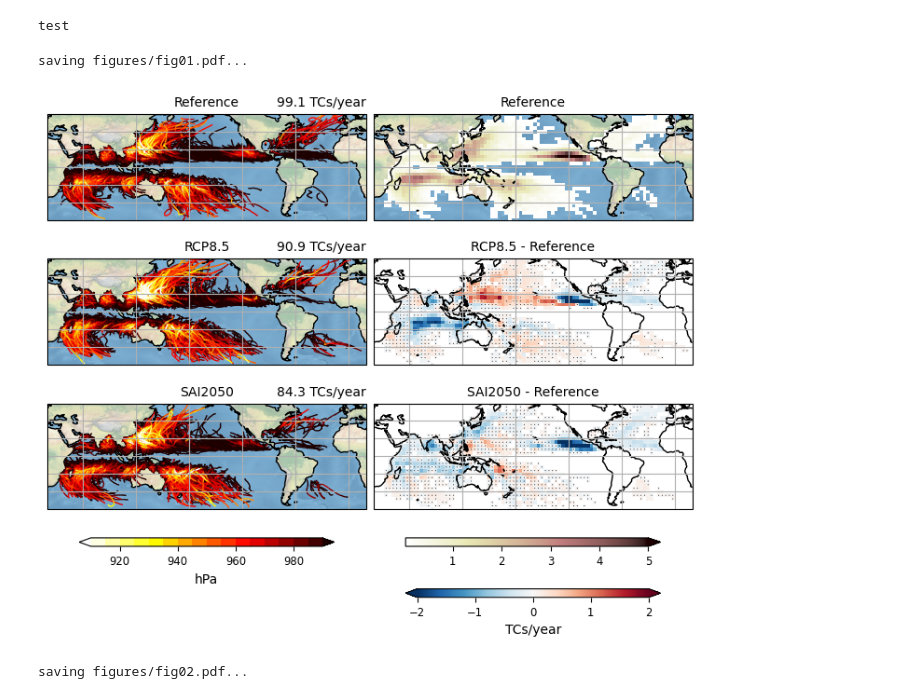
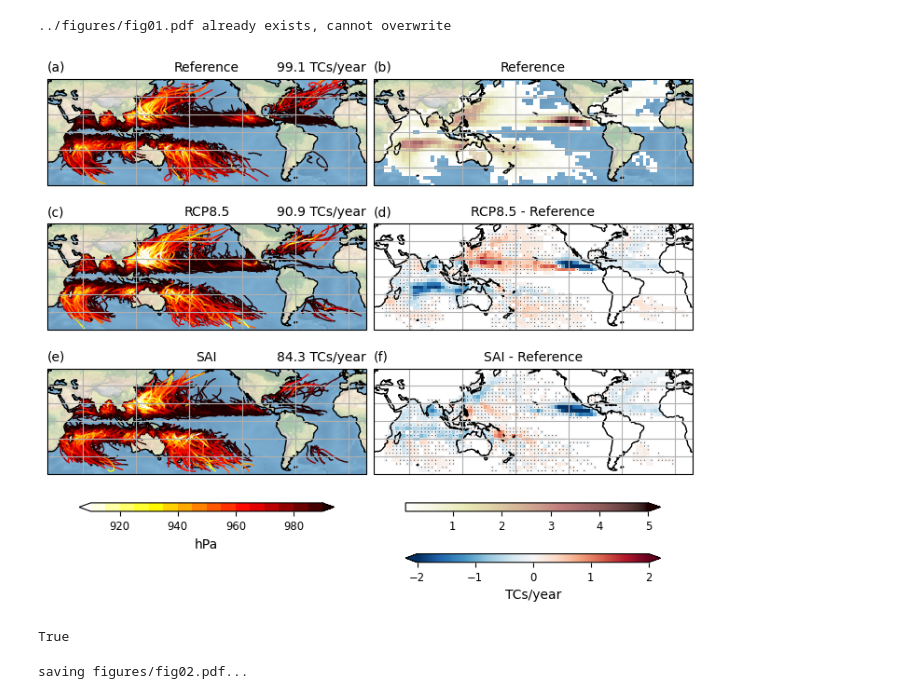
Before and after one commit to JdeJong96/TCs-under-SAI, a Jupyter notebook: analysis/notebooks/paper.ipynb, the cells around one changed output. Drawn from its saved outputs; the diff is of its cells as text; code cells hidden in the pictures.

```diff
--- a/analysis/notebooks/paper.ipynb
+++ b/analysis/notebooks/paper.ipynb
@@ -27,6 +30,8 @@ params = {
 plt.rcParams.update(params)
 # %%
 #plt.rcdefaults()
+datapath = "../../tracker/data"
+figpath = "../figures"
 # %%
 # read in and merge data
 open_kwargs = {
@@ -41,8 +46,9 @@ for exp, (name, year, tag) in open_kwargs.items():
     num_days = 0
     for n in range(1,6):
         fname = f'{name}.started_{year}.00{n}/TC_tracker_results.{tag}.started_{year}.00{n}.nc'
-        if os.path.exists(fname):
-            dsi = xr.open_dataset(fname, decode_cf=False)
+        file = os.path.join(datapath, fname)
+        if os.path.exists(file):
+            dsi = xr.open_dataset(file, decode_cf=False)
             # # test start
             # for tid in dsi.id.data:
             #     lons = dsi.TC_tracks.isel(data=1).sel(id=tid)
@@ -614,13 +621,17 @@ stderr = {exp: hists[exp].hcount.std('x', ddof=1)/np.sqrt(hists[exp].x.size) for
 
 vmin, vmax, Nv = 910, 990, 17
 segments = {exp: track_segments(ds[exp], np.linspace(vmin,vmax,Nv)) for exp in ds}
-# %%
-print('tes
-# %% [output]
-test
 # %%
 kwargs = dict(transform=ccrs.PlateCarree(), add_colorbar=False)
 cbkwargs = dict(orientation='horizontal', aspect=30, shrink=0.8)
+titles = {
+    '(a)': 'Reference',
+    '(b)': 'Reference',
+    '(c)': 'RCP8.5',
+    '(d)': 'RCP8.5 - Reference',
+    '(e)': 'SAI',
+    '(f)': 'SAI - Reference'
+}
 
 fig, axs = plt.subplots(3,2, sharex=True, sharey=True, layout='constrained',
                         figsize=(7,6), # (width, height (in))
@@ -635,7 +646,7 @@ for exp, ax in zip(ds, axs[:,0]):
         color = cmap((clevid-0.5)/(Nv))
         ax.add_collection(LineCollection(segs, color=color, lw=1,
             transform=ccrs.PlateCarree(), capstyle='butt'))
-    ax.set_title(exp)
+    # ax.set_title(exp)
     ax.set_title(f"{ds[exp].id.size/ds[exp].num_days*365:.1f} TCs/year", loc='right')
 
 # colormap tracks
@@ -652,46 +663,48 @@ ax = axs[0,1] # ref. track density
 cfdata = hists['Reference'].hcount.mean('x')
 cfdata.data[cfdata==0] = np.nan
 cf_ref = cfdata.plot(ax=ax, vmax=5, cmap='pink_r', **kwargs)
-ax.set_title("Reference")
+# ax.set_title("Reference")
 
 ax = axs[1,1] # RCP-Ref track density
 cfdata = (hists['RCP8.5'].hcount.mean('x')
           -hists['Reference'].hcount.mean('x'))
 cfdata.data[cfdata==0] = np.nan
 cf = cfdata.plot(ax=ax, vmin=-2, vmax=2, cmap='RdBu_r', **kwargs)
-ax.set_title("RCP8.5 - Reference")
+# ax.set_title("RCP8.5 - Reference")
 
 # significance
 sig = np.sqrt(stderr['RCP8.5']**2+stderr['Reference']**2)/np.sqrt(2)
 mask = xr.where(np.abs(cfdata) < (2*sig), True, False).transpose('xbins','ybins')
 x,y = np.meshgrid(mask.xbins, mask.ybins, indexing='ij')
 si = ax.scatter(x[mask], y[mask], s=0.5, c='k', edgecolors='none', transform=ccrs.PlateCarree())
 
 ax = axs[2,1] # SAI-Ref track density
 cfdata = (hists['SAI2050'].hcount.mean('x')
           -hists['Reference'].hcount.mean('x'))
 cfdata.data[cfdata==0] = np.nan
 cf = cfdata.plot(ax=ax, vmin=-2, vmax=2, cmap='RdBu_r', **kwargs)
-ax.set_title("SAI2050 - Reference")
+# ax.set_title("SAI2050 - Reference")
 
 # significance
 sig = np.sqrt(stderr['SAI2050']**2+stderr['Reference']**2)/np.sqrt(2)
 mask = xr.where(np.abs(cfdata) < (2*sig), True, False).transpose('xbins','ybins')
 x,y = np.meshgrid(mask.xbins, mask.ybins, indexing='ij')
 si = ax.scatter(x[mask], y[mask], s=0.5, c='k', edgecolors='none', transform=ccrs.PlateCarree())
 
 cb = fig.colorbar(cf, ax=axs[:,1], extend='both', **cbkwargs)
 cb.ax.set_xlabel('TCs/year')
 cb = fig.colorbar(cf_ref, ax=axs[:,1], extend='max', **cbkwargs)
 
-for ax in axs.flat:
+for ax,(ref,title) in zip(axs.flat, titles.items()):
+    ax.set_title(title)
+    ax.set_title(ref, loc='left')
     ax.coastlines()
     ax.gridlines()
     ax.set_extent((-180,180,-60,60), crs=ccrs.PlateCarree())
 for ax in [*axs[:,0], axs[0,1]]:
     ax.stock_img()
 
-savefig(fig, "figures/fig01.pdf", bbox_inches='tight', transparent=True)
+savefig(fig, "fig01.pdf", bbox_inches='tight', transparent=True)
 # %% [output]
-saving figures/fig01.pdf...
+../figures/fig01.pdf already exists, cannot overwrite
-[figure, old version]
+[figure, new version]
@@ -700,3 +742,7 @@ j
+# %%
+allsegs_read == allsegs_list
+# %% [output]
+True
 # %%
 hist_kwargs = {
     'lon': {'bins': np.arange(0,361,10), 'title': 'longitude', 'rev':False},
```
Also changed, not shown: parts of 5 cells of this notebook.
